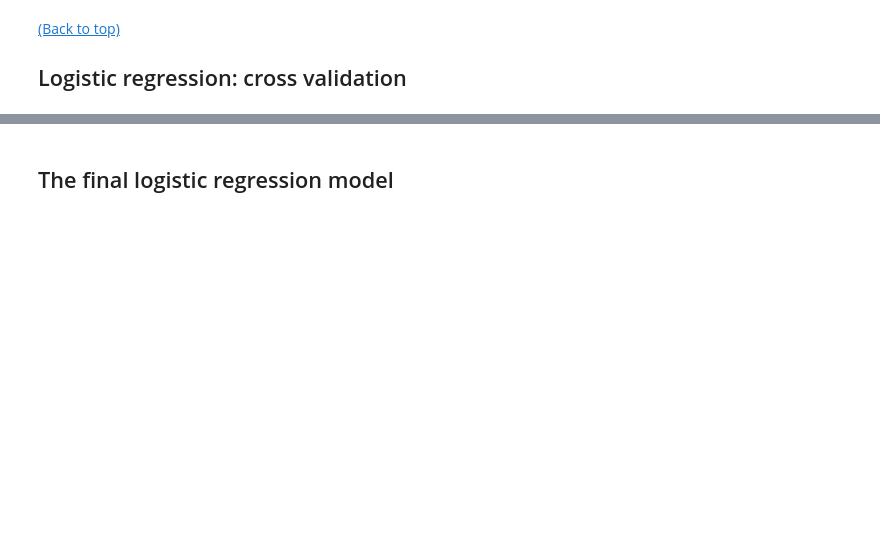
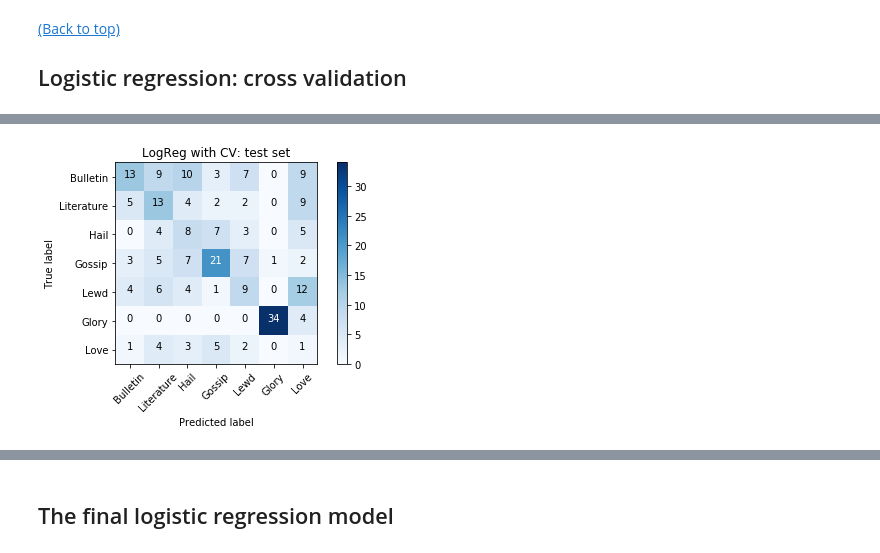
Before and after one commit to ssrosa/cacator_cave_malum, a Jupyter notebook: student.ipynb, the cells around one changed output, grey strips where cells are left out. Drawn from its saved outputs; the diff is of its cells as text; code cells hidden in the pictures; blank space fills up the shorter version.

```diff
--- a/student.ipynb
+++ b/student.ipynb
@@ -1188,0 +1217,5 @@ lr_scores_df.head(7)
+# %%
+#Draw a confusion matrix for the test set
+plot_conf_matrix(lrcv_conf_matrix_test, title = 'LogReg with CV: test set', classes = class_names)
+# %% [output]
+[figure, added]
```
Also changed, not shown: parts of 21 cells of this notebook.
